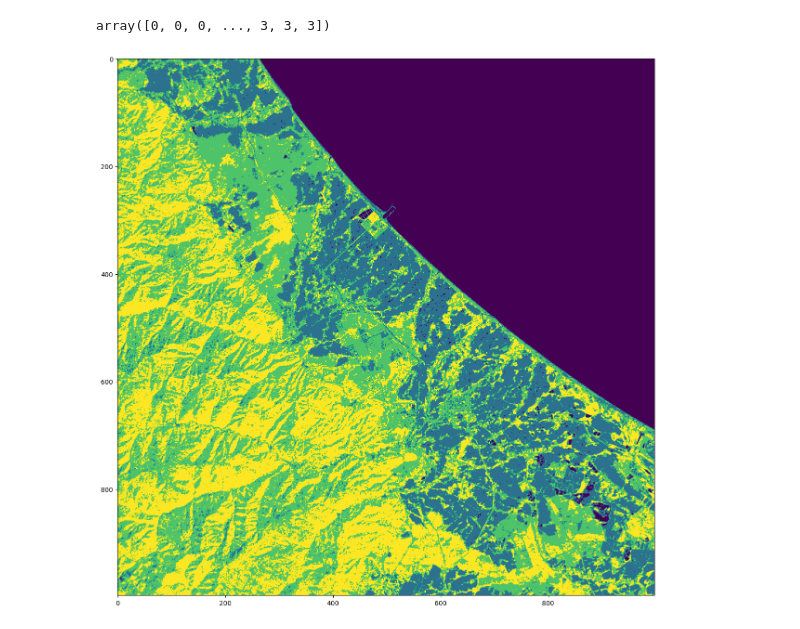
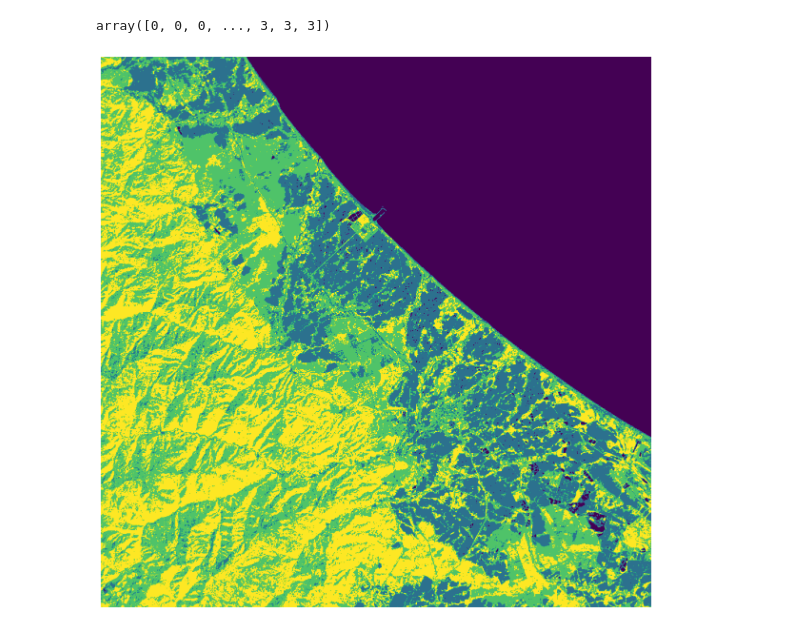
Before and after one commit to aradfarahani/Remote-Sensing, a Jupyter notebook: 9-Clustering/1-K-Means/K-Means.ipynb, the cells around one changed output. Drawn from its saved outputs; the diff is of its cells as text; code cells hidden in the pictures.

```diff
--- a/9-Clustering/1-K-Means/K-Means.ipynb
+++ b/9-Clustering/1-K-Means/K-Means.ipynb
@@ -22,7 +22,7 @@ image.shape
 row = image.shape[0]
 col = image.shape[1]
 # %%
-X = img.reshape((row*col, 1))
+X = image.reshape((row*col, 1))
 # %%
 X.shape
 # %% [output]
@@ -61,6 +61,7 @@ clusterd_image= cluster_centers[cluster_labels].reshape(row, col)
 # %%
 plt.figure(figsize=(15,15))
 plt.imshow(clusterd_image)
+plt.axis('off')
 plt.show()
 # %% [output]
-[figure, old version]
+[figure, new version]
```
